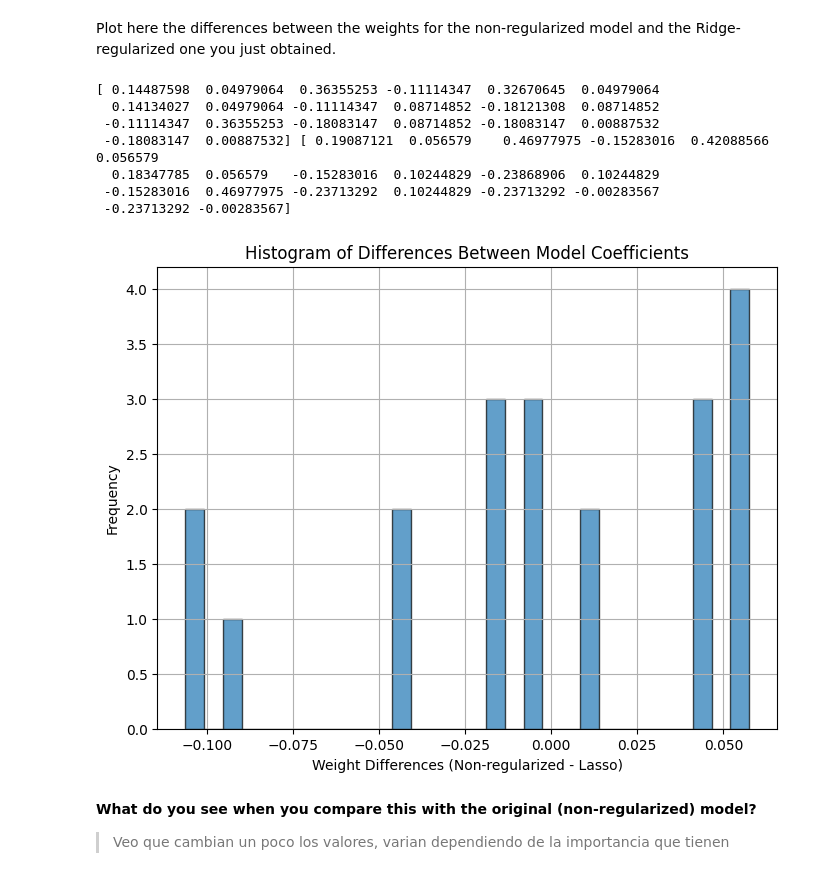
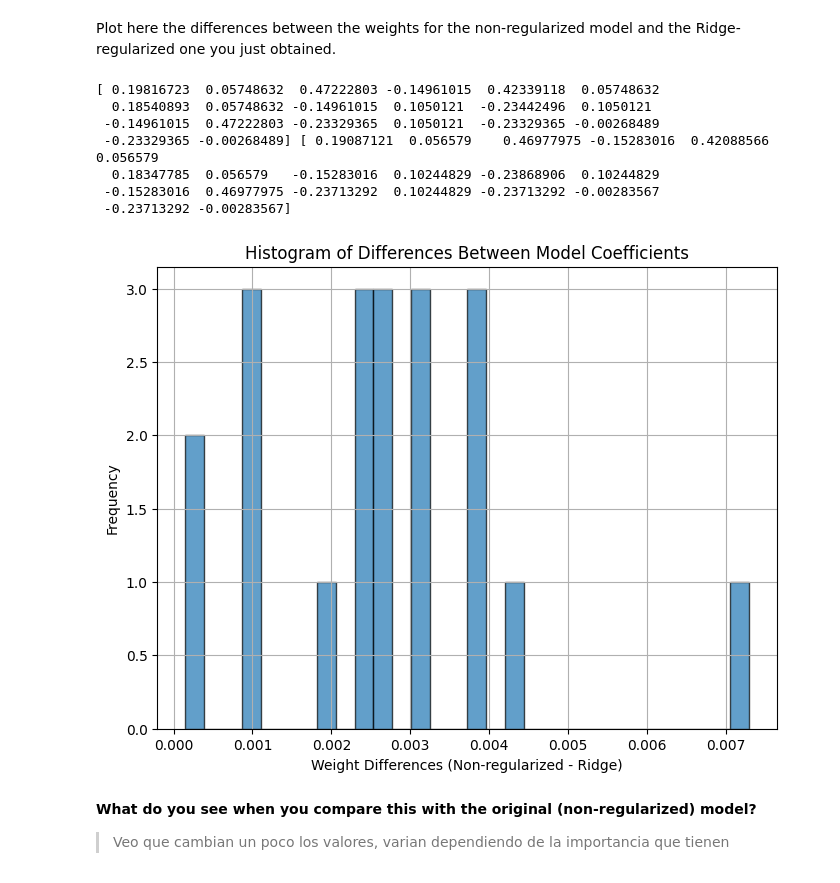
Before and after one commit to ICAI-IMAT-ML/p2-5-Inigo-Serrano, a Jupyter notebook: notebook/Lab2_5_LogisticRegression_and_regularization.ipynb, the cells around one changed output. Saved outputs shown, nothing was run; the diff lists cells and outputs as text; code cells hidden in the pictures.

```diff
--- a/notebook/Lab2_5_LogisticRegression_and_regularization.ipynb
+++ b/notebook/Lab2_5_LogisticRegression_and_regularization.ipynb
@@ -662,24 +658,24 @@ Plot here the differences between the weights for the non-regularized model and
 # %%
 # TODO: Plot an histogram containing the differences between the parameter values for both models
 weight_differences = LogReg.weights - LogReg_optimum_C_Ridge.weights
 print(LogReg.weights, LogReg_optimum_C_Ridge.weights)
 # Plot histogram
 plt.figure(figsize=(8, 6))
 plt.hist(weight_differences, bins=30, edgecolor='black', alpha=0.7)
-plt.xlabel("Weight Differences (Non-regularized - Lasso)")
+plt.xlabel("Weight Differences (Non-regularized - Ridge)")
 plt.ylabel("Frequency")
 plt.title("Histogram of Differences Between Model Coefficients")
 plt.grid(True)
 plt.show()
 # %% [output]
-[ 0.14487598  0.04979064  0.36355253 -0.11114347  0.32670645  0.04979064
-  0.14134027  0.04979064 -0.11114347  0.08714852 -0.18121308  0.08714852
- -0.11114347  0.36355253 -0.18083147  0.08714852 -0.18083147  0.00887532
- -0.18083147  0.00887532] [ 0.19087121  0.056579    0.46977975 -0.15283016  0.42088566  0.056579
+[ 0.19816723  0.05748632  0.47222803 -0.14961015  0.42339118  0.05748632
+  0.18540893  0.05748632 -0.14961015  0.1050121  -0.23442496  0.1050121
+ -0.14961015  0.47222803 -0.23329365  0.1050121  -0.23329365 -0.00268489
+ -0.23329365 -0.00268489] [ 0.19087121  0.056579    0.46977975 -0.15283016  0.42088566  0.056579
   0.18347785  0.056579   -0.15283016  0.10244829 -0.23868906  0.10244829
  -0.15283016  0.46977975 -0.23713292  0.10244829 -0.23713292 -0.00283567
  -0.23713292 -0.00283567]
-[figure, old version]
+[figure, new version]
 # %% [markdown]
 **What do you see when you compare this with the original (non-regularized) model?**
 
```
Also changed, not shown: parts of 9 cells of this notebook.
